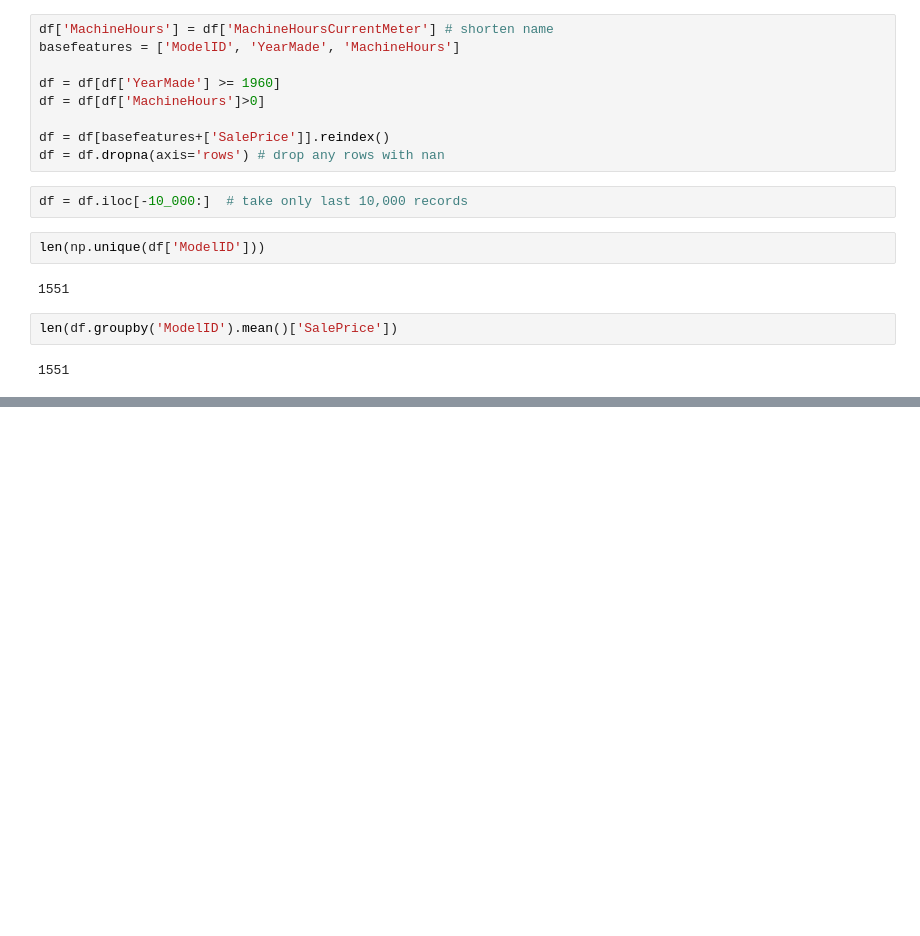
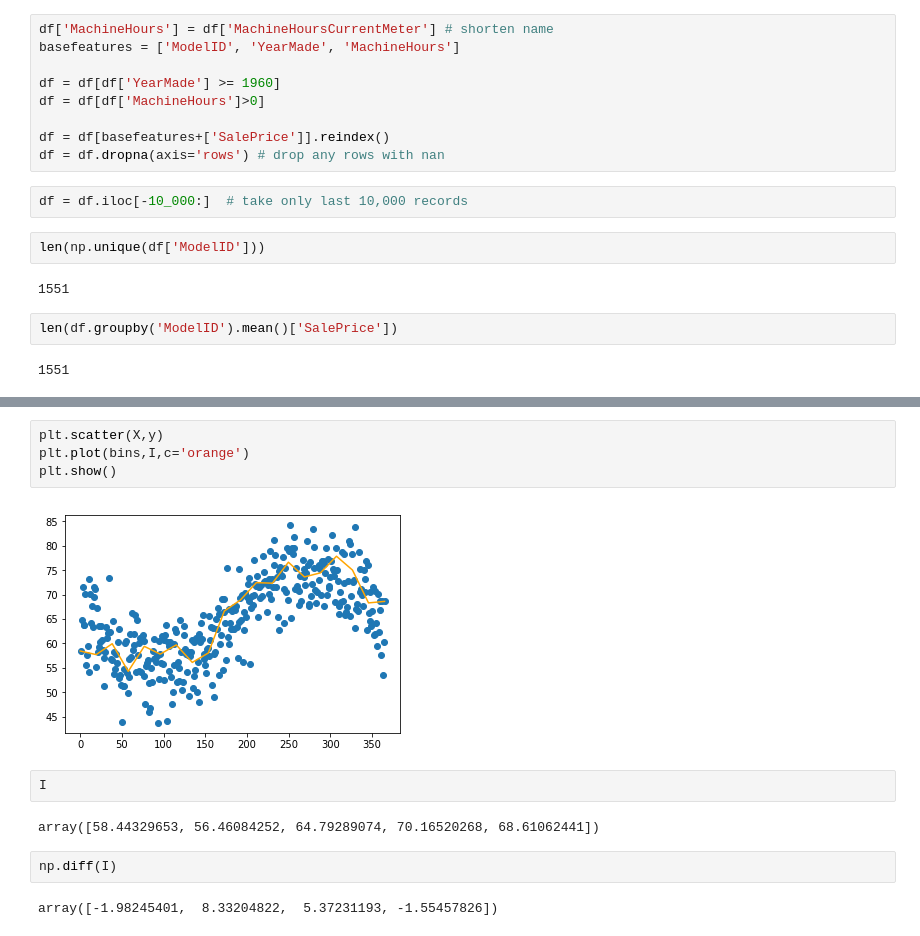
Before and after one commit to parrt/stratx, a Jupyter notebook: notebooks/playground.ipynb, the cells around one changed output, grey strips where cells are left out. Saved outputs shown, nothing was run; the diff lists cells and outputs as text; blank space fills up the shorter version.

```diff
--- a/notebooks/playground.ipynb
+++ b/notebooks/playground.ipynb
@@ -551,0 +565,14 @@ len(df.groupby('ModelID').mean()['SalePrice'])
+# %%
+plt.scatter(X,y)
+plt.plot(bins,I,c='orange')
+plt.show()
+# %% [output]
+[figure, added]
+# %%
+I
+# %% [output]
+array([58.44329653, 56.46084252, 64.79289074, 70.16520268, 68.61062441])
+# %%
+np.diff(I)
+# %% [output]
+array([-1.98245401,  8.33204822,  5.37231193, -1.55457826])
```
Also changed, not shown: parts of 6 cells of this notebook, 26 other files.
